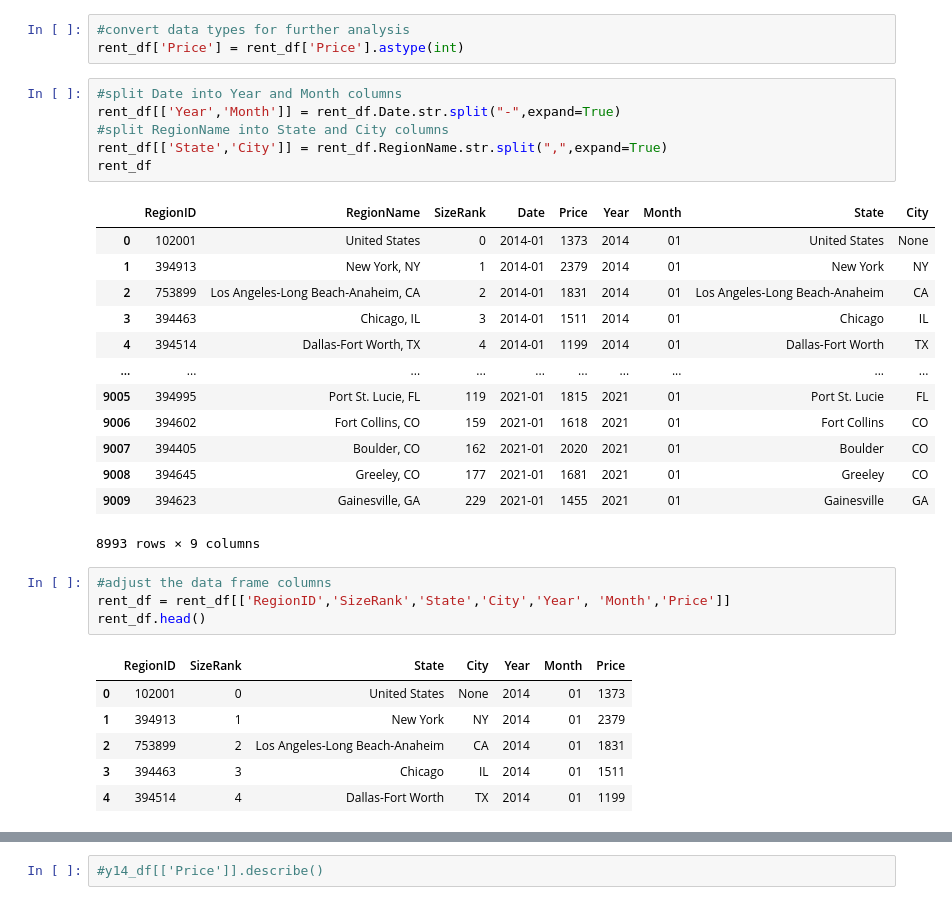
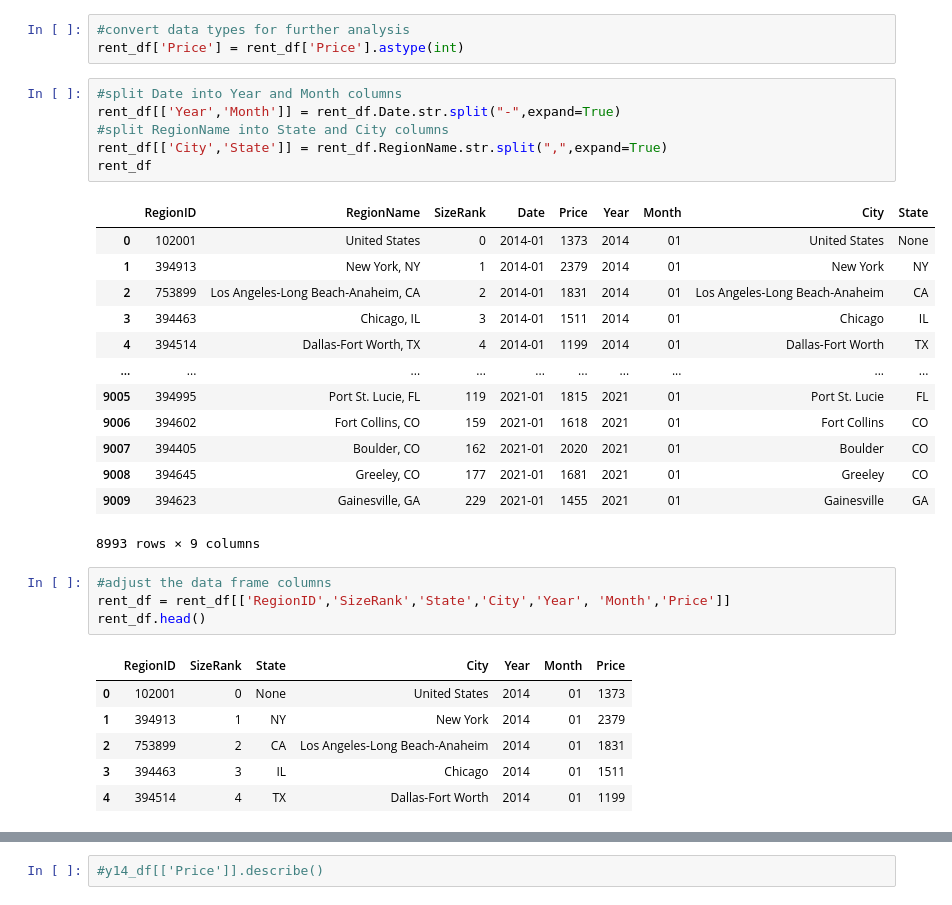
Before and after one commit to marybellavia/project-two, a Jupyter notebook: ETL.ipynb, the cells around one changed output, grey strips where cells are left out. Cells and saved outputs as stored; diff of their text form.

```diff
--- a/ETL.ipynb
+++ b/ETL.ipynb
@@ -84,11 +84,11 @@ rent_df['Price'] = rent_df['Price'].astype(int)
 # %%
 #split Date into Year and Month columns
 rent_df[['Year','Month']] = rent_df.Date.str.split("-",expand=True)
 #split RegionName into State and City columns
-rent_df[['State','City']] = rent_df.RegionName.str.split(",",expand=True)
+rent_df[['City','State']] = rent_df.RegionName.str.split(",",expand=True)
 rent_df
 # %% [output]
-|  | RegionID | RegionName | SizeRank | Date | Price | Year | Month | State | City |
+|  | RegionID | RegionName | SizeRank | Date | Price | Year | Month | City | State |
 | 0 | 102001 | United States | 0 | 2014-01 | 1373 | 2014 | 01 | United States | None |
 | 1 | 394913 | New York, NY | 1 | 2014-01 | 2379 | 2014 | 01 | New York | NY |
 | 2 | 753899 | Los Angeles-Long Beach-Anaheim, CA | 2 | 2014-01 | 1831 | 2014 | 01 | Los Angeles-Long Beach-Anaheim | CA |
@@ -107,11 +107,11 @@ rent_df = rent_df[['RegionID','SizeRank','State','City','Year', 'Month','Price']
 rent_df.head()
 # %% [output]
 |  | RegionID | SizeRank | State | City | Year | Month | Price |
-| 0 | 102001 | 0 | United States | None | 2014 | 01 | 1373 |
-| 1 | 394913 | 1 | New York | NY | 2014 | 01 | 2379 |
-| 2 | 753899 | 2 | Los Angeles-Long Beach-Anaheim | CA | 2014 | 01 | 1831 |
-| 3 | 394463 | 3 | Chicago | IL | 2014 | 01 | 1511 |
-| 4 | 394514 | 4 | Dallas-Fort Worth | TX | 2014 | 01 | 1199 |
+| 0 | 102001 | 0 | None | United States | 2014 | 01 | 1373 |
+| 1 | 394913 | 1 | NY | New York | 2014 | 01 | 2379 |
+| 2 | 753899 | 2 | CA | Los Angeles-Long Beach-Anaheim | 2014 | 01 | 1831 |
+| 3 | 394463 | 3 | IL | Chicago | 2014 | 01 | 1511 |
+| 4 | 394514 | 4 | TX | Dallas-Fort Worth | 2014 | 01 | 1199 |
 # %%
 #year data frames
 ry14_df = rent_df.loc[rent_df["Year"] == "2014"]
```
Also changed, not shown: parts of 13 cells of this notebook.
